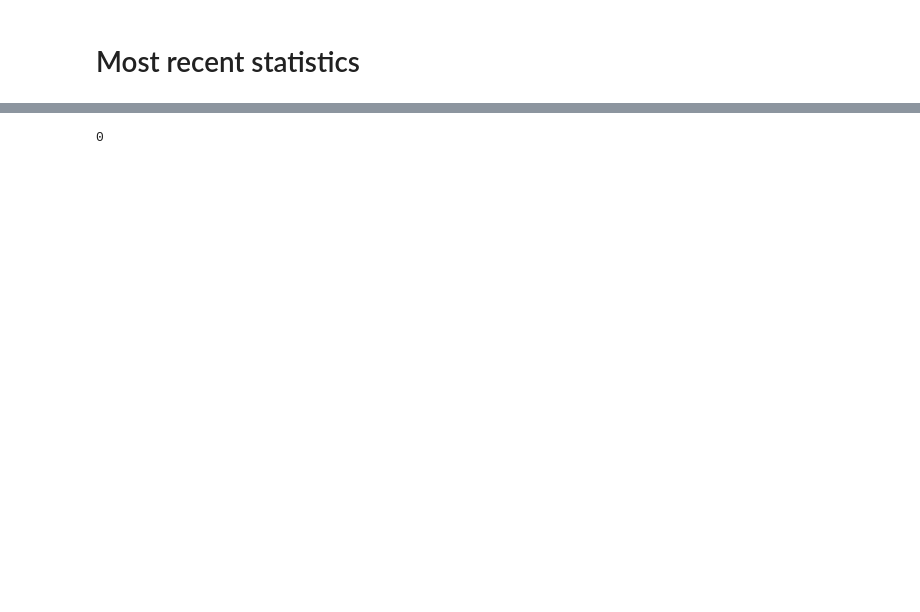
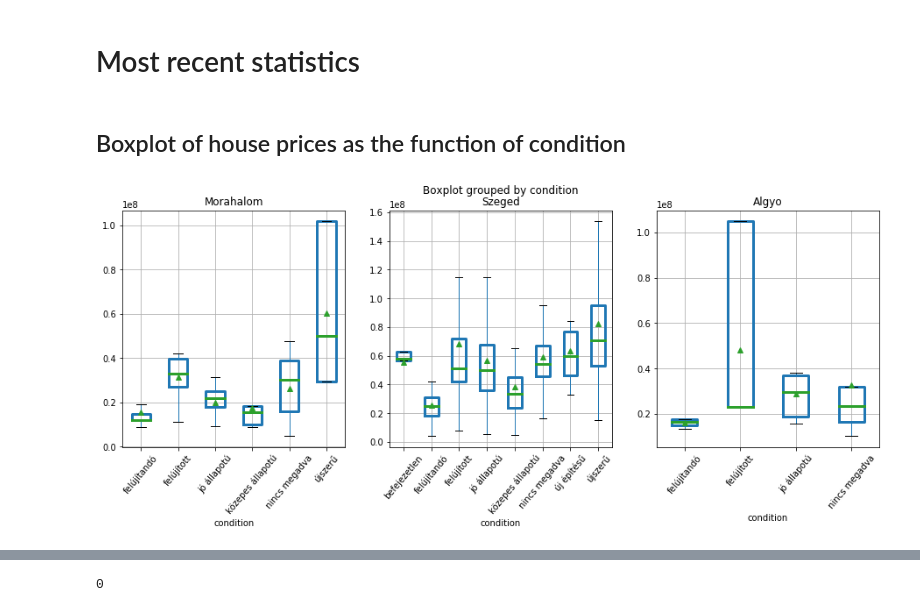
Before and after one commit to diveki/Property-finder, a Jupyter notebook: Summary_for_flats_template.ipynb, the cells around one changed output, grey strips where cells are left out. Drawn from its saved outputs; the diff is of its cells as text; code cells hidden in the pictures; blank space fills up the shorter version.

```diff
--- a/Summary_for_flats_template.ipynb
+++ b/Summary_for_flats_template.ipynb
@@ -121,10 +121,25 @@ plot_averages(avp_garage, avpm_garage, avs_garage, avls_garage, avc_garage, titl
 # %% [markdown]
 # Most recent statistics
-# %%
-def plot_boxes(price, psm, figs=(15,10), style='o-', ms=10, title_text='House'):
-    fig, axes = plt.subplots(1,2, figsize=figs)
-    fig.tight_layout(pad=5.6)
-    price.boxplot(ax=axes[0])
-    psm.boxplot(ax=axes[1])
-    axes[0].set_title('Average ' + title_text + ' price')
-    axes[1].set_title('Average ' + title_text + ' price/square meter')
+# %%
+def plot_boxes(df, ax, target='price', prop_type='House', city='Szeged', by='condition', cond=None, rot=50, color='skyblue'):
+    red_square = dict(markerfacecolor='r', marker='s')
+    boxprops = dict(linestyle='-', linewidth=3, color=color)
+    medianprops = dict(linestyle='-', linewidth=3, color='r')
+    if cond == None:
+        df[(df['type']==prop_type) & (df['city']==city)].boxplot(by=by, column=target, rot=50,
+                            medianprops=medianprops, ax=ax, flierprops=red_square,
+                            showfliers=False, showmeans=True, boxprops=boxprops)
+    else:
+        df[(df['type']==prop_type) & (df['city']==city) & cond].boxplot(by=by, column=target,
+                            medianprops=medianprops, rot=50, ax=ax, flierprops=red_square,
+                            showfliers=True, showmeans=True, boxprops=boxprops)
+# %% [markdown]
+## Boxplot of house prices as the function of condition
+# %%
+fig, axes = plt.subplots(1, 3, figsize=(15,5))
+fig.tight_layout(pad=5.6)
+for ii, city in enumerate(cities):
+    plot_boxes(df, ax=axes[ii], target='price', prop_type='House', city=city, by='condition')
+    axes[ii].set_title(city)
+# %% [output]
+[figure, added]
```
Also changed, not shown: parts of 14 cells of this notebook, 6 other files.
